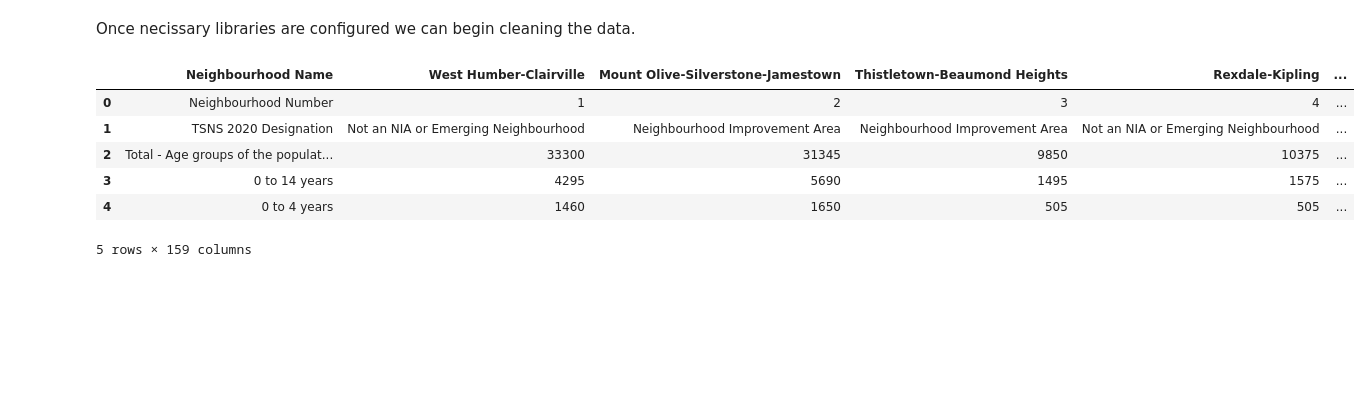
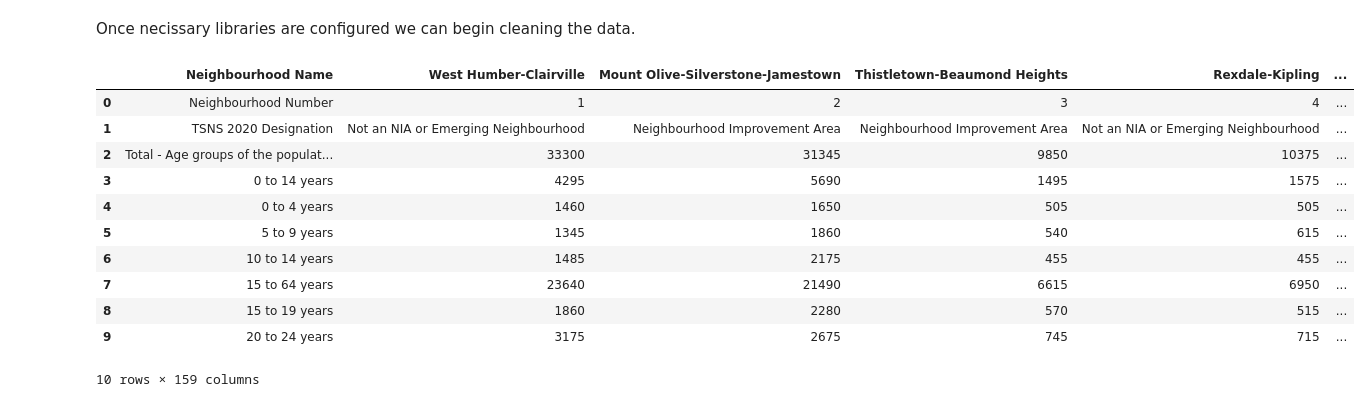
Before and after one commit to sebastianbrubaker/toronto_uhi_analysis, a Jupyter notebook: wrangle_data.ipynb, the cells around one changed output. Cells and saved outputs as stored; diff of their text form; code cells hidden in the pictures; blank space fills up the shorter version.

Commit message:
Finished wrangling socioeconomic data

```diff
--- a/wrangle_data.ipynb
+++ b/wrangle_data.ipynb
@@ -28,14 +29,20 @@ import geopandas as gpd
 # %% [markdown]
 Once necissary libraries are configured we can begin cleaning the data.
 # %%
-# Read the socioeconomic data into a DataFrame and preview the first 10 rows.
-neighbourhood_profiles_df = pd.read_csv("Data/Toronto_neighbourhood_profiles_2021.csv")
-neighbourhood_profiles_df.head()
+# Read the socioeconomic data into a DataFrame and preview the first 10 rows:
+
+neighbourhood_profiles_df = pd.read_csv("Data/Toronto_neighbourhood_profiles_2021.csv", header = 0)
+neighbourhood_profiles_df.head(10)
 # %% [output]
 |  | Neighbourhood Name | West Humber-Clairville | Mount Olive-Silverstone-Jamestown | Thistletown-Beaumond Heights | Rexdale-Kipling | ... |
 | 0 | Neighbourhood Number | 1 | 2 | 3 | 4 | ... |
 | 1 | TSNS 2020 Designation | Not an NIA or Emerging Neighbourhood | Neighbourhood Improvement Area | Neighbourhood Improvement Area | Not an NIA or Emerging Neighbourhood | ... |
 | 2 | Total - Age groups of the populat... | 33300 | 31345 | 9850 | 10375 | ... |
 | 3 | 0 to 14 years | 4295 | 5690 | 1495 | 1575 | ... |
 | 4 | 0 to 4 years | 1460 | 1650 | 505 | 505 | ... |
+| 5 | 5 to 9 years | 1345 | 1860 | 540 | 615 | ... |
+| 6 | 10 to 14 years | 1485 | 2175 | 455 | 455 | ... |
+| 7 | 15 to 64 years | 23640 | 21490 | 6615 | 6950 | ... |
+| 8 | 15 to 19 years | 1860 | 2280 | 570 | 515 | ... |
+| 9 | 20 to 24 years | 3175 | 2675 | 745 | 715 | ... |
-5 rows × 159 columns
+10 rows × 159 columns
```
Also changed, not shown: parts of 14 cells of this notebook, 7 other files.
